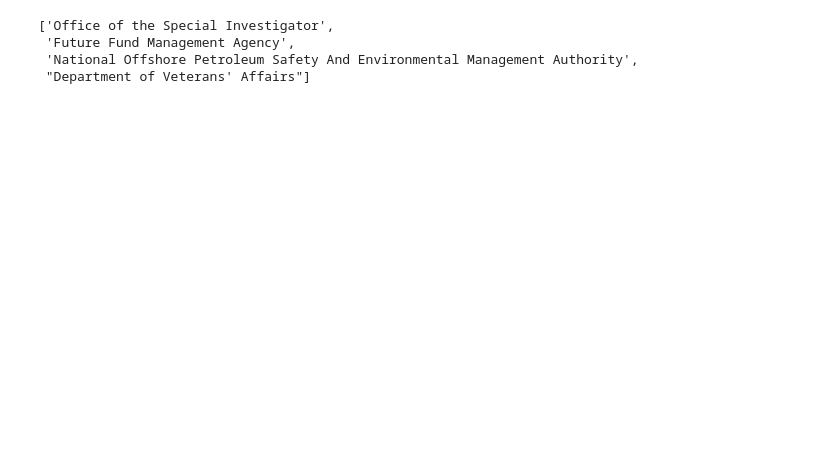
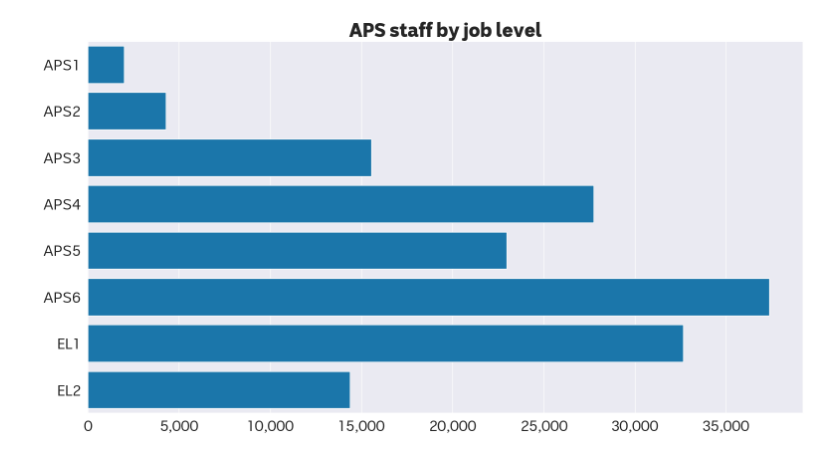
Before and after one commit to MarkusMannheim/aps-pay, a Jupyter notebook: data/analyse_data.ipynb, the cells around one changed output. Cells and saved outputs as stored; diff of their text form; code cells hidden in the pictures; blank space fills up the shorter version.

```diff
--- a/data/analyse_data.ipynb
+++ b/data/analyse_data.ipynb
@@ -3,13 +3,14 @@ import pandas as pd
 import numpy as np
 import matplotlib.pyplot as plt
 import seaborn as sns
+from sklearn.linear_model import LinearRegression
 
 # Seaborn styling
 sns.set(
     font="ABC Sans Nova",
-    font_scale=1.25
+    font_scale=2
 )
-sns.set_palette(["#037cc2", "#cc4e00", "#2d8289", "#002b66", "#6450b3"])
+sns.set_palette(["#037cc2", "#cc4e00"])
 
 # salary data from APSC
 pay_data = pd.read_excel(
@@ -20,7 +21,8 @@ pay_data = pd.read_excel(
 ).iloc[:, 1:]
 
 # extract APS job levels
-levels = set([col.split(" ")[0] for col in pay_data.columns])
+levels = list(set([col.split(" ")[0] for col in pay_data.columns]))
+levels.sort()
 
 # staff headcounts from APSC
 staff_data = pd.read_excel(
@@ -50,14 +52,61 @@ staff_data.index = [  # clean up agency names
     for name in staff_data.index
 ]
 
-# keys for matching agencies
+staff_data.columns = [ # tidy up column names
+    (levels[i // 2], ["men", "women"][i % 2])
+    for i in range(len(levels) * 2)
+]
+
+# keys used to match agencies
 keys = pd.read_csv(
-    "./agencyKeys.csv"
+    "./agencyKeys.csv",
+    index_col=0
 )
 
-[x for x in staff_data.index if x not in keys.agency.tolist()]
+# create combined dataset for analysis
+data = pd.DataFrame(
+    columns=["agency", "job level", "staff", "% female", "min. salary", "max. salary"]
+)
+
+for key in pay_data.index:
+    agency = keys.at[key, "agency"]
+    if agency in staff_data.index: # filter out agencies that lack staff data
+        for level in levels:
+            no_men = staff_data.at[agency, (level, "men")]
+            no_women = staff_data.at[agency, (level, "women")]
+            if no_men + no_women > 0: # filter out null results
+                data.loc[len(data)] = [
+                    agency,
+                    level,
+                    no_men + no_women,
+                    no_women / (no_men + no_women),
+                    pay_data.at[key, level + " Min"],
+                    pay_data.at[key, level + " Max"]
+                ]
+
+# convert 'staff' into a radius measure, so scatterplots reflect agency size
+data["chart size"] = np.sqrt(data.staff / np.pi)
+
+data.to_csv("./apsGenderAnalysis.csv", index=False)
-# %% [output]
-['Office of the Special Investigator',
- 'Future Fund Management Agency',
- 'National Offshore Petroleum Safety And Environmental Management Authority',
- "Department of Veterans' Affairs"]
+# %%
+# APS staff by job level
+
+fig = plt.figure(
+    figsize=(16, 9),
+    tight_layout=True
+)
+
+ax = sns.barplot(
+    data=data.groupby("job level").sum().reset_index(),
+    x="staff",
+    y="job level",
+    color=sns.color_palette()[0]
+)
+
+plt.title("APS staff by job level", fontweight="black", fontsize="large")
+plt.xlabel(None)
+plt.ylabel(None)
+ax.xaxis.set_major_formatter(lambda x, p: f"{x:,.0f}")
+plt.savefig("./staff_levels.png")
+# %% [output]
+[figure, added]
```
Also changed, not shown: parts of 3 cells of this notebook, 1 other file.
